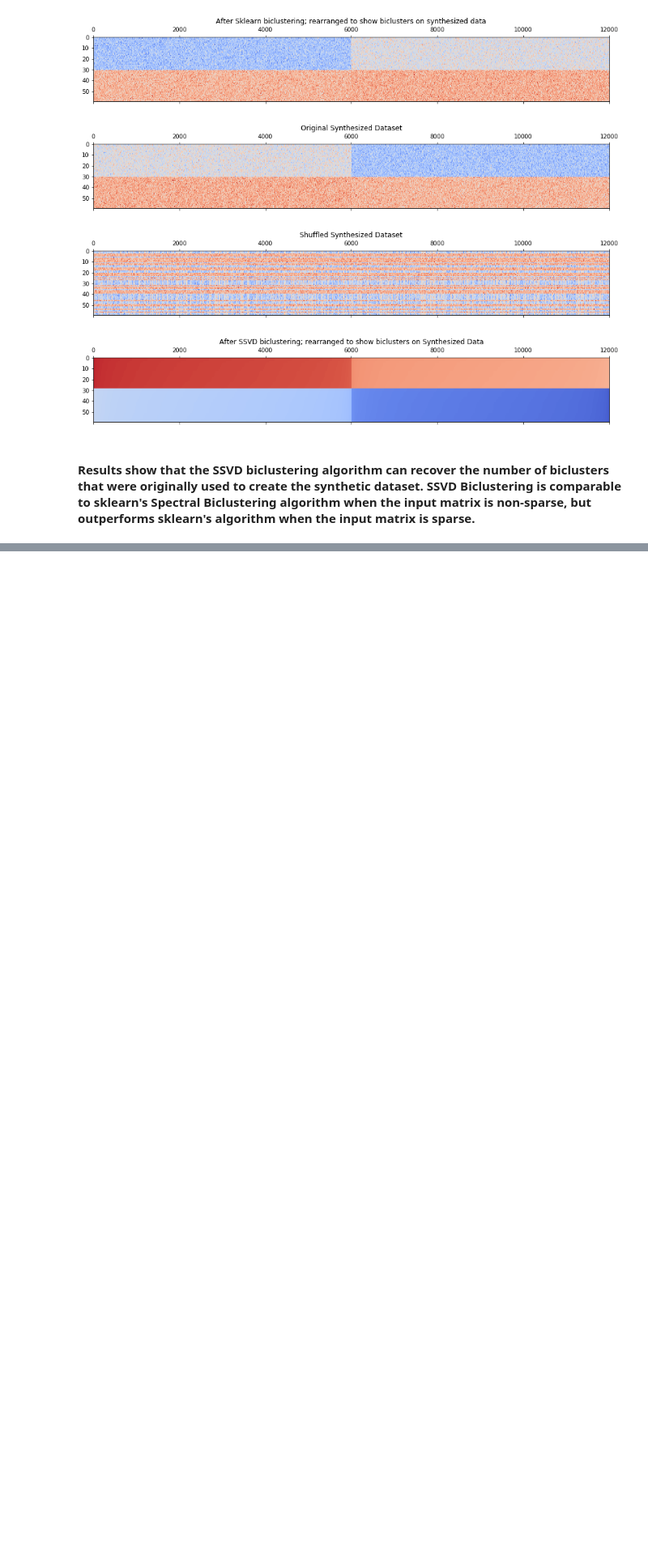
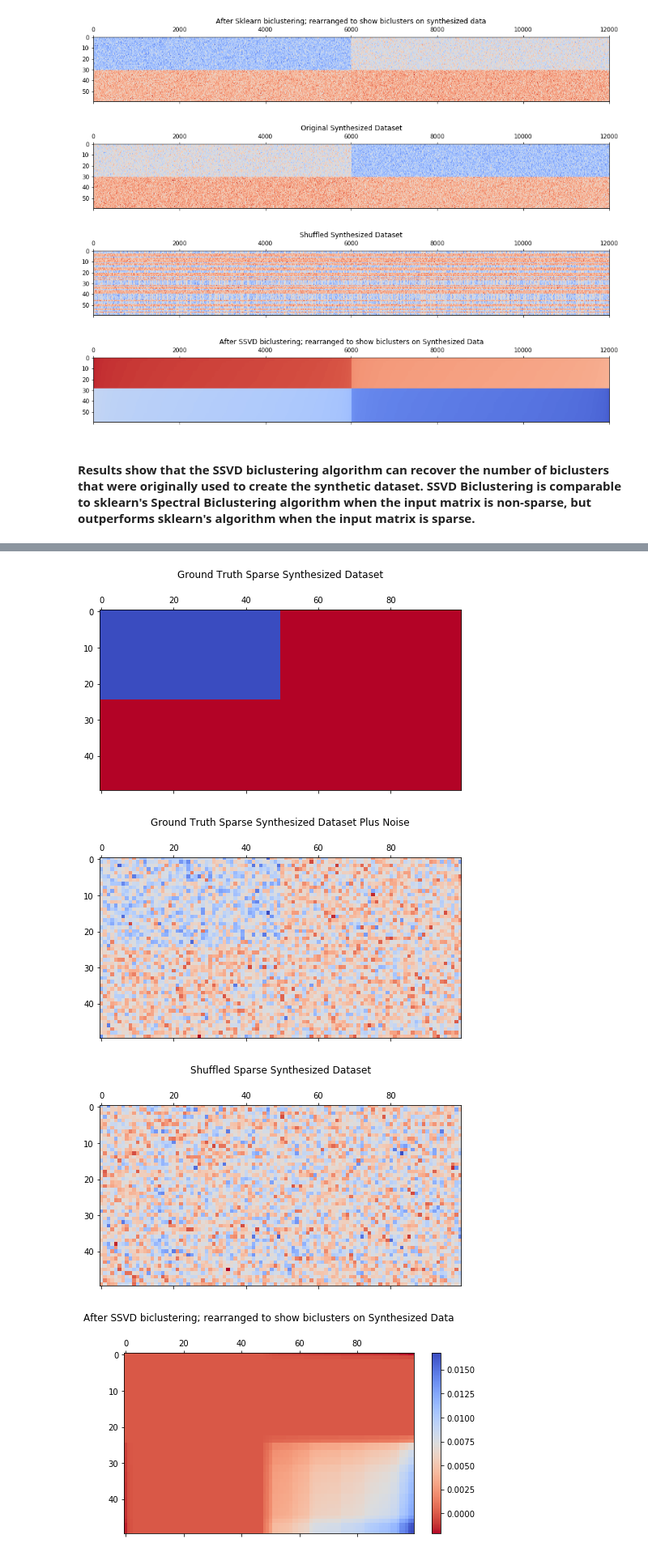
Before and after one commit to krm58/Biclustering-SSVD, a Jupyter notebook: Sparse SVD Optimized.ipynb, the cells around one changed output, grey strips where cells are left out. Shown at 81% size. Cells and saved outputs as stored; diff of their text form; code cells hidden in the pictures; blank space fills up the shorter version.

```diff
--- a/Sparse SVD Optimized.ipynb
+++ b/Sparse SVD Optimized.ipynb
@@ -287,0 +298,10 @@ plt.show()
+# %%
+# v is a unit vector of length 50 with vj = 1/5 for j = 1, . . . , 25, and vj = 0 otherwise.
+vfirst = (1/5)*np.ones((25,1))
+vlast = np.zeros((25,1))
+v = np.hstack((vfirst.flatten(), vlast.flatten()))
+# %%
+# X* = suvT is a rank one matrix with uniform nonzero entries. s is set to 30
+s = 30
+Xstar = s*np.outer(u, v.T)
+Xstar
@@ -287,0 +326,3 @@ plt.show()
+# %%
+noise = np.random.standard_normal(size=Xstar.shape)
+noise
@@ -287,0 +343,4 @@ plt.show()
+# %%
+#The input matrix X is the summation of the true signal, Xstar, and noise from the standard normal distribution
+X = Xstar + noise
+X
@@ -287,0 +361,30 @@ plt.show()
+# %%
+plt.matshow(Xstar.T, cmap=plt.cm.coolwarm_r, aspect='auto')
+plt.title("Ground Truth Sparse Synthesized Dataset", y=1.15)
+
+plt.matshow(X.T, cmap=plt.cm.coolwarm_r, aspect='auto')
+plt.title("Ground Truth Sparse Synthesized Dataset Plus Noise", y=1.15)
+
+datashuff, row_idx, col_idx = sg._shuffle(X, random_state=0)
+plt.matshow(datashuff.T, cmap=plt.cm.coolwarm_r, aspect='auto')
+plt.title("Shuffled Sparse Synthesized Dataset", y=1.15)
+
+#Implement our SSVD algorithm on synthesized sparse data
+[u1,v1,iters] = ssvd(datashuff)
+Xstar1 = np.outer(u1, v1.T)
+Xbi = X-Xstar1
+xmax = np.max(np.abs(Xbi))
+v1sort = np.sort(v1)[::-1] #sort descending
+u1sort = np.sort(u1)[::-1] #sort descending
+x = np.outer(u1sort, v1sort.T)
+Xbi = x/xmax
+
+plt.matshow(Xbi.T, cmap=plt.cm.coolwarm_r, aspect='auto')
+plt.title("After SSVD biclustering; rearranged to show biclusters on Synthesized Data", y=1.15)
+plt.colorbar()
+plt.show()
+# %% [output]
+[figure, added]
+[figure, added]
+[figure, added]
+[figure, added]
```
Also changed, not shown: parts of 15 cells of this notebook.
